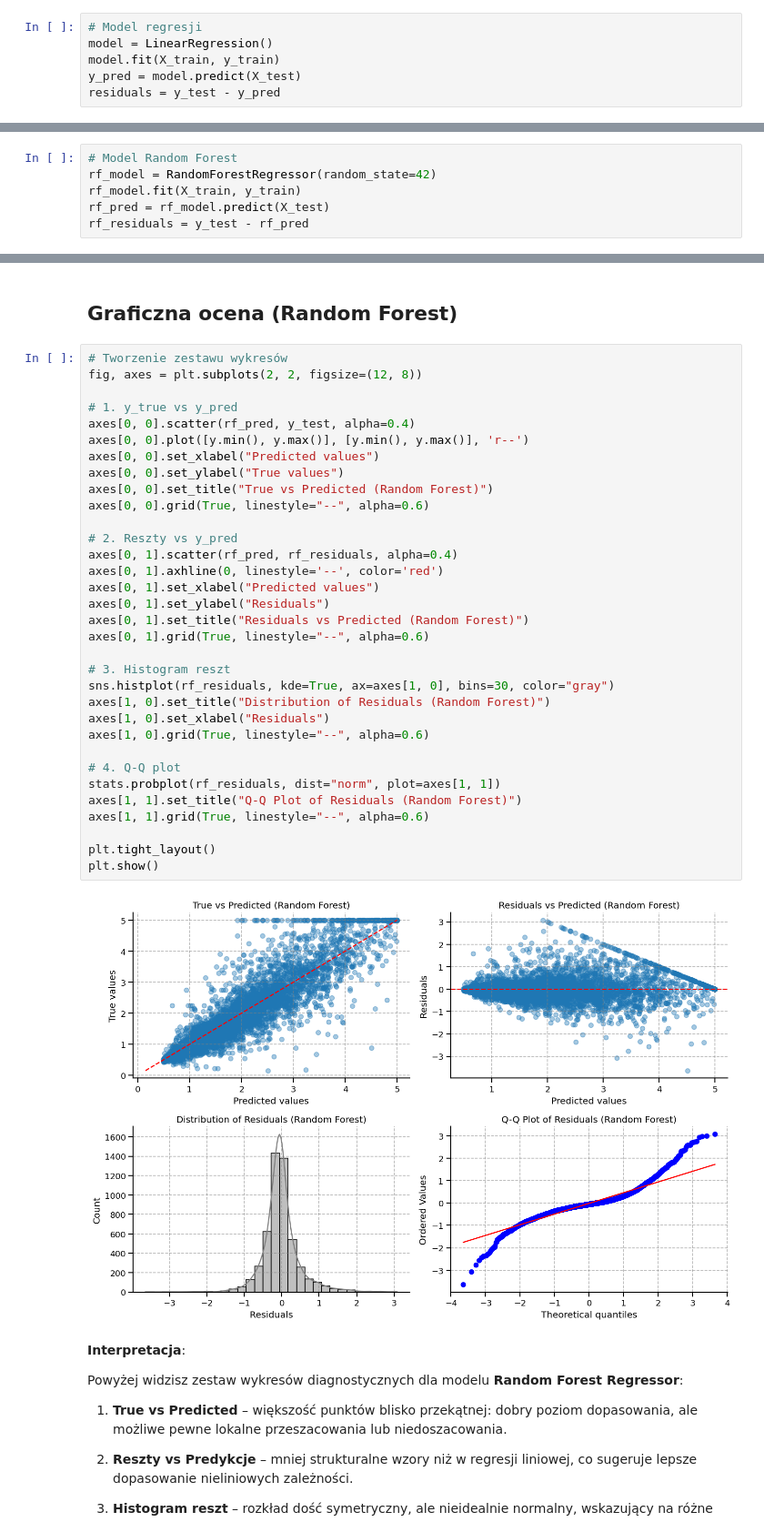
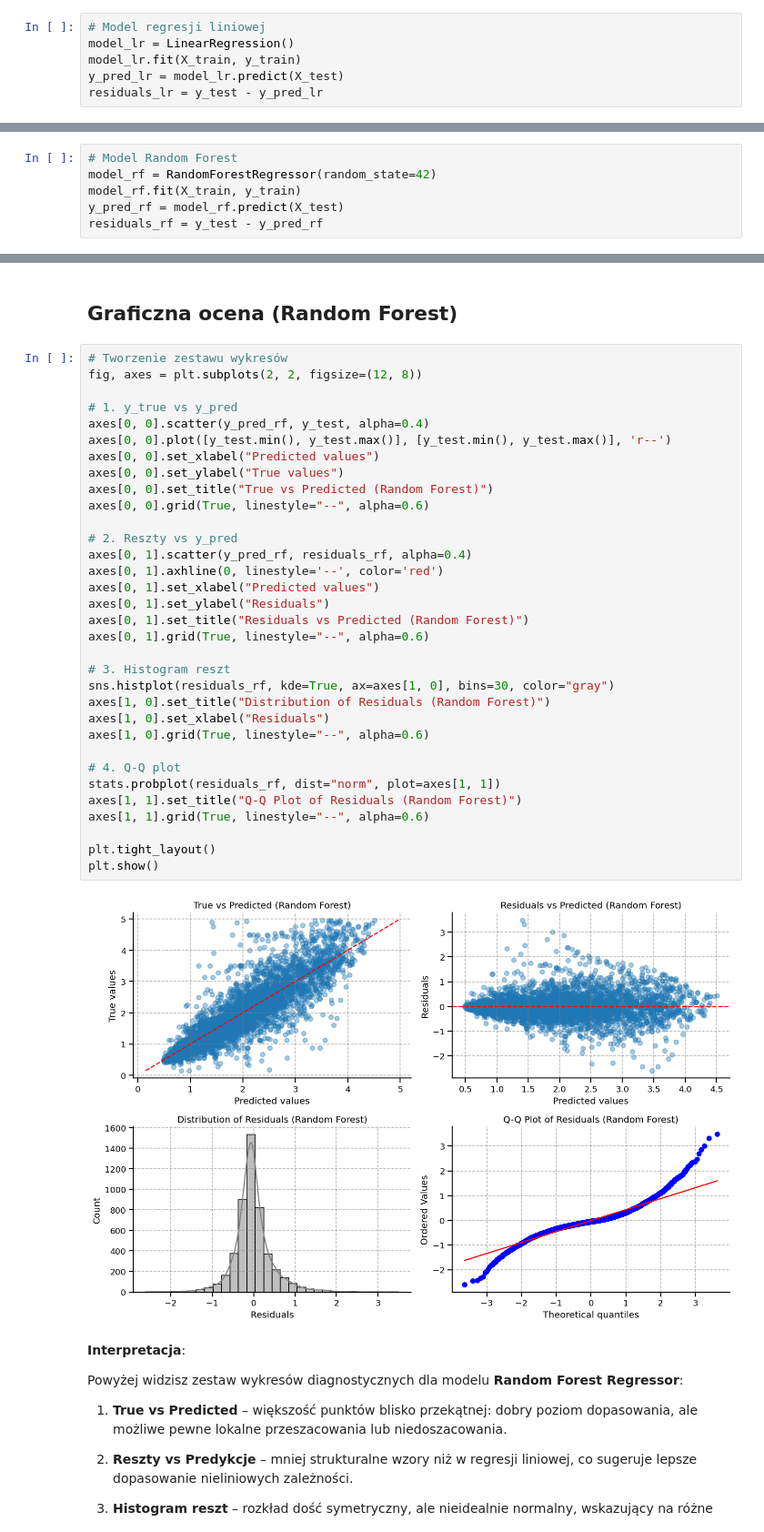
Before and after one commit to MattyMroz/ML, a Jupyter notebook: Lab8/02 Wykresy - regresja.ipynb, the cells around one changed output, grey strips where cells are left out. Shown at 91% size. Cells and saved outputs as stored; diff of their text form.

```diff
--- a/Lab8/02 Wykresy - regresja.ipynb
+++ b/Lab8/02 Wykresy - regresja.ipynb
@@ -217,19 +263,19 @@ X_train, X_test, y_train, y_test = train_test_split(X, y, random_state=42)
 # %% [markdown]
 ## Regresja liniowa
 # %%
-# Model regresji
-model = LinearRegression()
-model.fit(X_train, y_train)
-y_pred = model.predict(X_test)
-residuals = y_test - y_pred
+# Model regresji liniowej
+model_lr = LinearRegression()
+model_lr.fit(X_train, y_train)
+y_pred_lr = model_lr.predict(X_test)
+residuals_lr = y_test - y_pred_lr
 # %% [markdown]
 ## Random forest regressor
 # %%
 # Model Random Forest
-rf_model = RandomForestRegressor(random_state=42)
-rf_model.fit(X_train, y_train)
-rf_pred = rf_model.predict(X_test)
-rf_residuals = y_test - rf_pred
+model_rf = RandomForestRegressor(random_state=42)
+model_rf.fit(X_train, y_train)
+y_pred_rf = model_rf.predict(X_test)
+residuals_rf = y_test - y_pred_rf
 # %% [markdown]
 ## Metryki liczbowe
 # %%
@@ -326,38 +372,38 @@ Powyższy zestaw wykresów przedstawia kluczowe aspekty diagnostyczne modelu reg
 # %%
 # Tworzenie zestawu wykresów
 fig, axes = plt.subplots(2, 2, figsize=(12, 8))
 
 # 1. y_true vs y_pred
-axes[0, 0].scatter(rf_pred, y_test, alpha=0.4)
-axes[0, 0].plot([y.min(), y.max()], [y.min(), y.max()], 'r--')
+axes[0, 0].scatter(y_pred_rf, y_test, alpha=0.4)
+axes[0, 0].plot([y_test.min(), y_test.max()], [y_test.min(), y_test.max()], 'r--')
 axes[0, 0].set_xlabel("Predicted values")
 axes[0, 0].set_ylabel("True values")
 axes[0, 0].set_title("True vs Predicted (Random Forest)")
 axes[0, 0].grid(True, linestyle="--", alpha=0.6)
 
 # 2. Reszty vs y_pred
-axes[0, 1].scatter(rf_pred, rf_residuals, alpha=0.4)
+axes[0, 1].scatter(y_pred_rf, residuals_rf, alpha=0.4)
 axes[0, 1].axhline(0, linestyle='--', color='red')
 axes[0, 1].set_xlabel("Predicted values")
 axes[0, 1].set_ylabel("Residuals")
 axes[0, 1].set_title("Residuals vs Predicted (Random Forest)")
 axes[0, 1].grid(True, linestyle="--", alpha=0.6)
 
 # 3. Histogram reszt
-sns.histplot(rf_residuals, kde=True, ax=axes[1, 0], bins=30, color="gray")
+sns.histplot(residuals_rf, kde=True, ax=axes[1, 0], bins=30, color="gray")
 axes[1, 0].set_title("Distribution of Residuals (Random Forest)")
 axes[1, 0].set_xlabel("Residuals")
 axes[1, 0].grid(True, linestyle="--", alpha=0.6)
 
 # 4. Q-Q plot
-stats.probplot(rf_residuals, dist="norm", plot=axes[1, 1])
+stats.probplot(residuals_rf, dist="norm", plot=axes[1, 1])
 axes[1, 1].set_title("Q-Q Plot of Residuals (Random Forest)")
 axes[1, 1].grid(True, linestyle="--", alpha=0.6)
 
 plt.tight_layout()
 plt.show()
 # %% [output]
-[figure, old version]
+[figure, new version]
 # %% [markdown]
 **Interpretacja**:
 
```
Also changed, not shown: parts of 18 cells of this notebook, 15 other files.
